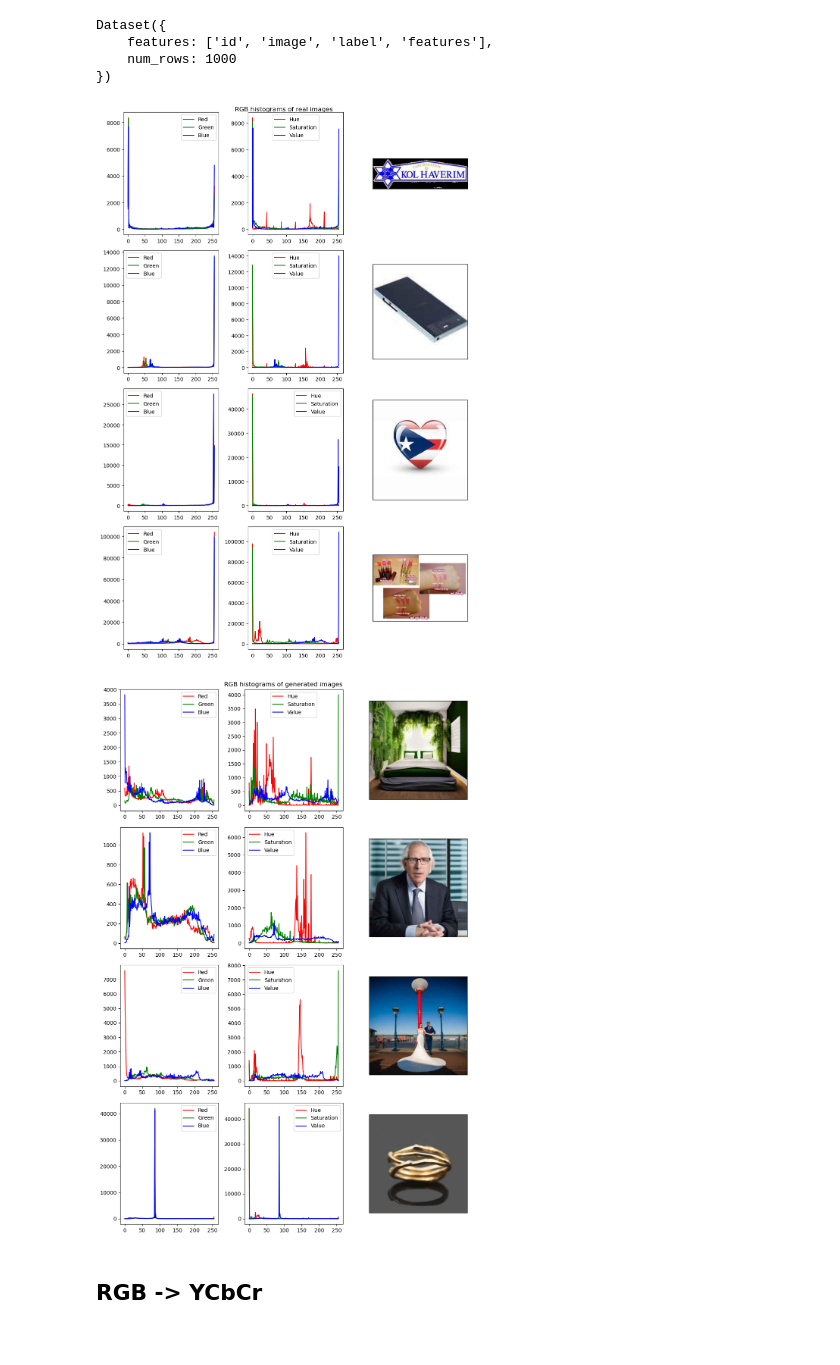
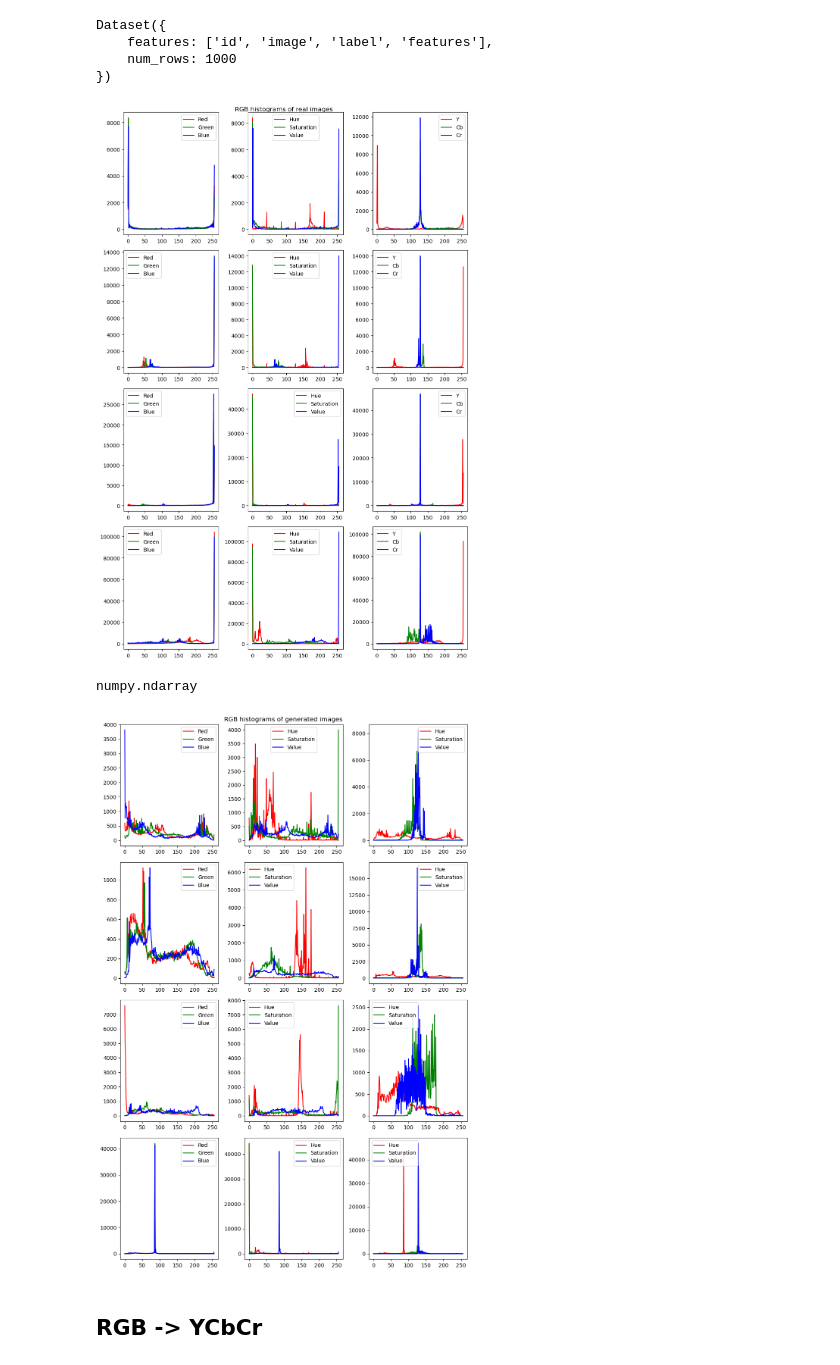
Before and after one commit to LucasSLD/generated_image_detection, a Jupyter notebook: src/notebooks/color_features.ipynb, the cells around one changed output. Cells and saved outputs as stored; diff of their text form; code cells hidden in the pictures.

```diff
--- a/src/notebooks/color_features.ipynb
+++ b/src/notebooks/color_features.ipynb
@@ -18,7 +21,7 @@ Dataset({
     num_rows: 1000
 })
 # %%
-n_images = 10
+n_images = 4
 
 X = data["image"]
 y = data["label"]
@@ -35,42 +38,53 @@ while len(real_images) != n_images or len(fake_images) != n_images:
         fake_images.append(X[i])
     i += 1
 # %%
-real_histograms = np.array([(get_histograms(im,"RGB"), get_histograms(im,"HSV")) for im in real_images])
-fake_histograms = np.array([(get_histograms(im,"RGB"), get_histograms(im,"HSV")) for im in fake_images])
+color_spaces = ("RGB","HSV","YCbCr")
+real_histograms = np.array([[get_histograms(im,space) for space in color_spaces] for im in real_images])
+fake_histograms = np.array([[get_histograms(im,space) for space in color_spaces] for im in fake_images])
 # %%
 fig, axs = plt.subplots(n_images,3,figsize=(10,15))
 fig.suptitle("RGB histograms of real images")
 fig.set_tight_layout(True)
-label = lambda j : ("Red", "Green", "Blue") if j == 0 else ("Hue","Saturation","Value")
+
+def label(j: int):
+    match j:
+        case 0:
+            return ("Red","Green","Blue")
+        case 1:
+            return ("Hue","Saturation","Value")
+        case 2:
+            return ("Y","Cb","Cr")
+
 for i in range(n_images):
-    for j in range(2):
+    for j in range(3):
         axs[i,j].plot(real_histograms[i][j][0],"-r",label=label(j)[0])
         axs[i,j].plot(real_histograms[i][j][1],"-g",label=label(j)[1])
         axs[i,j].plot(real_histograms[i][j][2],"-b",label=label(j)[2])
         axs[i,j].legend()
-    axs[i,2].imshow(np.asarray(real_images[i]))
-    axs[i,2].set_xticks([])
-    axs[i,2].set_yticks([])
+    # axs[i,2].imshow(np.asarray(real_images[i]))
+    # axs[i,2].set_xticks([])
+    # axs[i,2].set_yticks([])
 plt.show()
 # %% [output]
-[figure, old version]
+[figure, new version]
+# %%
+type(real_histograms[0][0])
+# %% [output]
+numpy.ndarray
 # %%
 fig, axs = plt.subplots(n_images,3,figsize=(10,15))
 fig.suptitle("RGB histograms of generated images")
 fig.set_tight_layout(True)
 label = lambda j : ("Red", "Green", "Blue") if j == 0 else ("Hue","Saturation","Value")
 for i in range(n_images):
-    for j in range(2):
+    for j in range(3):
         axs[i,j].plot(fake_histograms[i][j][0],"-r",label=label(j)[0])
         axs[i,j].plot(fake_histograms[i][j][1],"-g",label=label(j)[1])
         axs[i,j].plot(fake_histograms[i][j][2],"-b",label=label(j)[2])
         axs[i,j].legend()
-    axs[i,2].imshow(np.asarray(fake_images[i]))
-    axs[i,2].set_xticks([])
-    axs[i,2].set_yticks([])
 plt.show()
 # %% [output]
-[figure, old version]
+[figure, new version]
 # %% [markdown]
 ## RGB -> YCbCr
 # %%
```
Also changed, not shown: parts of 5 cells of this notebook, 6 other files.
